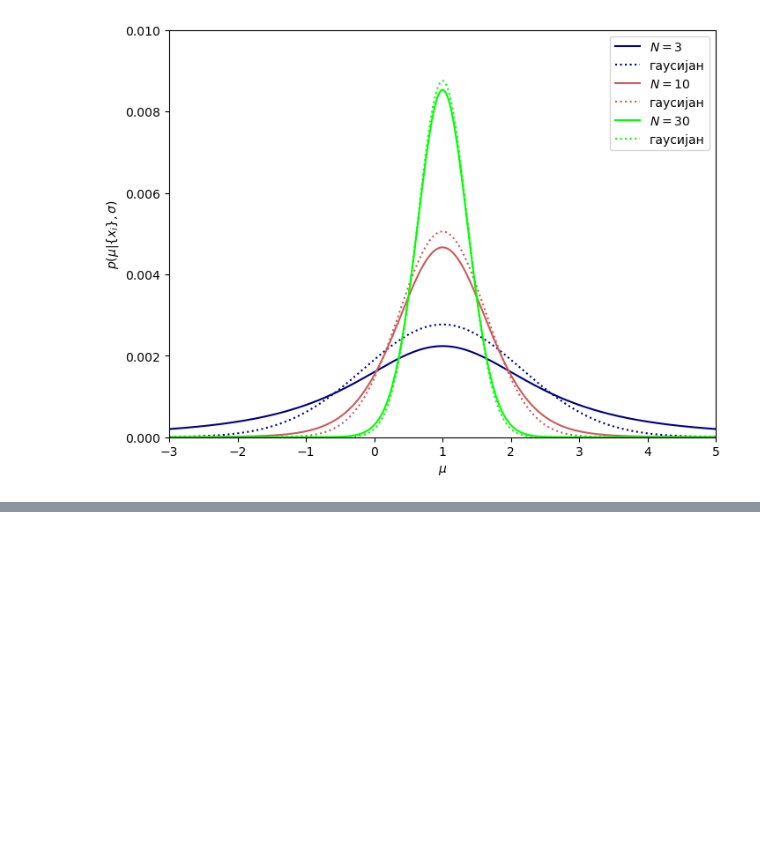
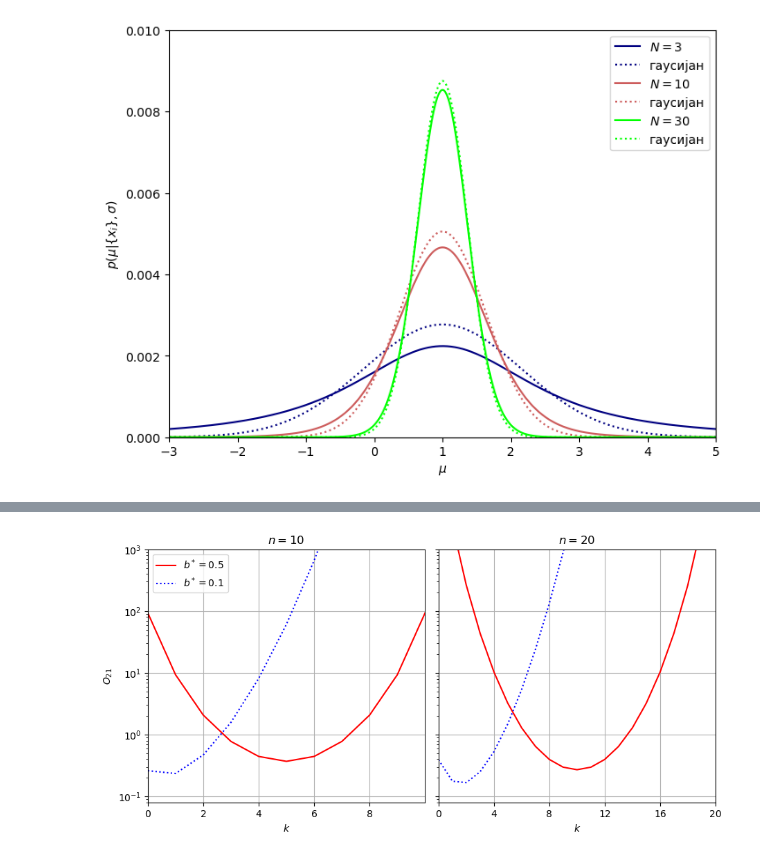
Before and after one commit to zorzeus/Astrostatistika, a Jupyter notebook: as_06.ipynb, the cells around one changed output, grey strips where cells are left out. Cells and saved outputs as stored; diff of their text form; code cells hidden in the pictures; blank space fills up the shorter version.

```diff
--- a/as_06.ipynb
+++ b/as_06.ipynb
@@ -365,0 +758,41 @@ plt.show()
+# %%
+@np.vectorize # скаларна функција постаје аrray-compatible
+
+def odds_ratio(n, k, bstar):
+    factor = 1. / (bstar ** k * (1 - bstar) ** (n - k))
+    f = lambda b: b ** k * (1 - b) ** (n - k)
+    return factor * integrate.quad(f, 0, 1)[0]
+
+plt.figure(figsize=(10, 5))
+plt.subplots_adjust(left=0.13, right=0.95, wspace=0.05, bottom=0.15)
+
+subplots = [121, 122]
+n_array = [10, 20]
+linestyles = ['-r', ':b'] # згодније ознаке за овај примјер
+bstar_array = [0.5, 0.1]
+
+for subplot, n in zip(subplots, n_array):
+    plt.subplot(subplot)
+    plt.yscale('log')
+    k = np.arange(n + 1)
+
+    for ls, bstar in zip(linestyles, bstar_array):
+        plt.plot(k, odds_ratio(n, k, bstar), ls, label=r'$b^* = %.1f$' % bstar)
+
+    if subplot == 121:
+        plt.xlim(0, n - 0.01)
+        plt.ylabel(r'$O_{21}$')
+        plt.legend(loc=2)
+    else:
+        plt.xlim(0, n)
+        plt.gca().yaxis.set_major_formatter(plt.NullFormatter())
+
+    plt.xlabel('$k$')
+    plt.title(f'$n = {n}$')
+    plt.ylim(8E-2, 1E3)
+    plt.gca().xaxis.set_major_locator(plt.MultipleLocator(n / 5))
+    plt.grid()
+
+plt.show()
+# %% [output]
+[figure, added]
```
Also changed, not shown: parts of 13 cells of this notebook, 1 other file.
